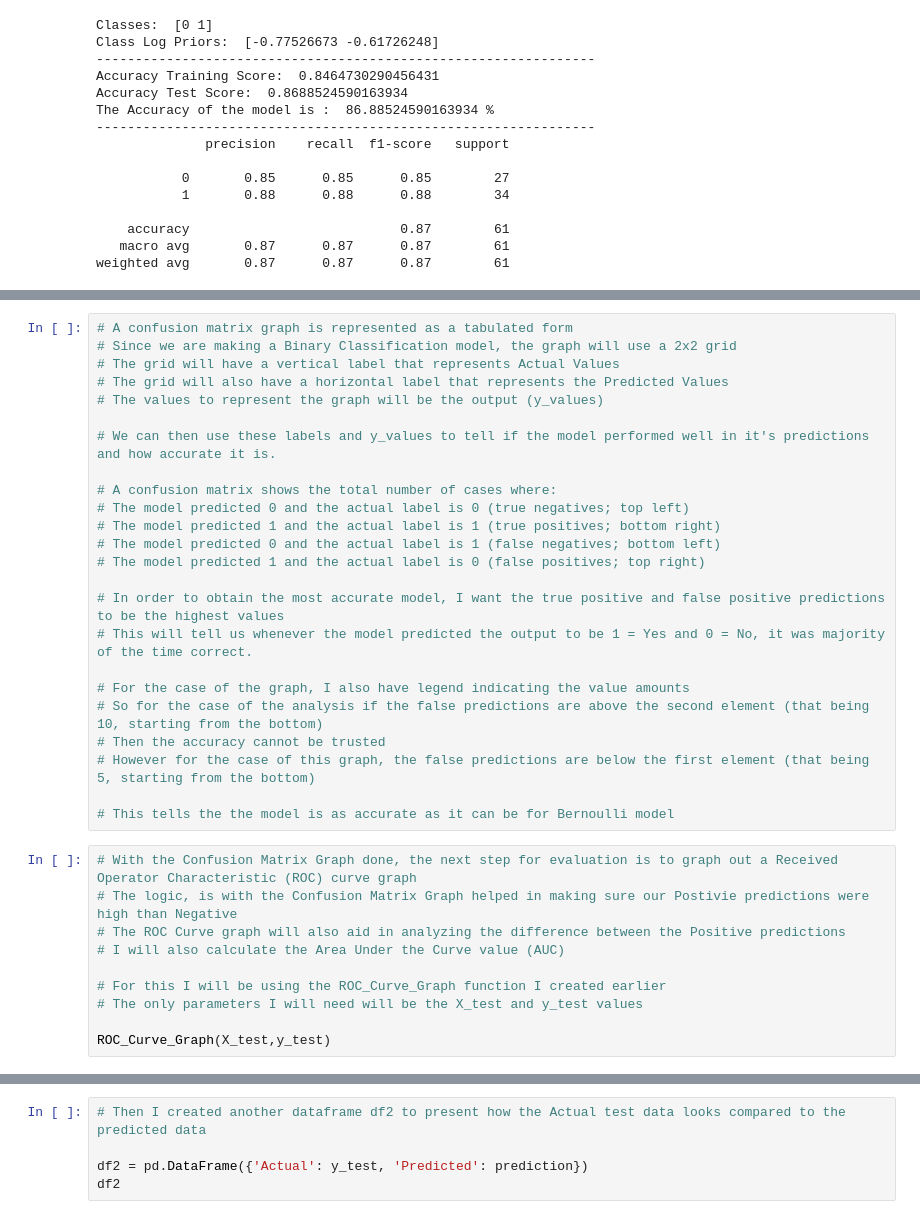
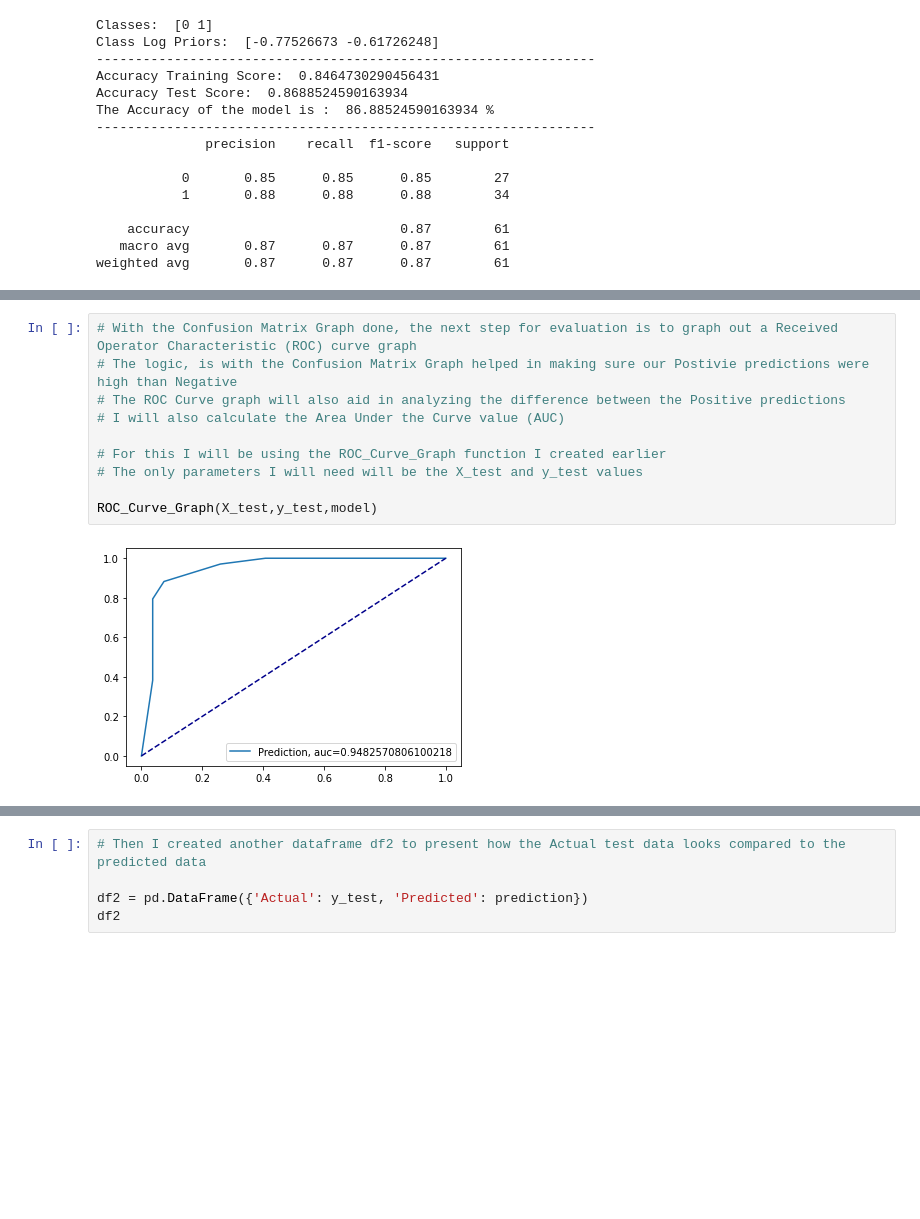
Before and after one commit to CleverJinn/DataScience, a Jupyter notebook: HeartAttack-Classification/Classification_HeartAttackPredictions.ipynb, the cells around one changed output, grey strips where cells are left out. Drawn from its saved outputs; the diff is of its cells as text; blank space fills up the shorter version.

```diff
--- a/HeartAttack-Classification/Classification_HeartAttackPredictions.ipynb
+++ b/HeartAttack-Classification/Classification_HeartAttackPredictions.ipynb
@@ -772,34 +881,12 @@ Confusion_Matrix_Graph(y_test,prediction)
-# %%
-# A confusion matrix graph is represented as a tabulated form
-# Since we are making a Binary Classification model, the graph will use a 2x2 grid
-# The grid will have a vertical label that represents Actual Values
-# The grid will also have a horizontal label that represents the Predicted Values
-# The values to represent the graph will be the output (y_values)
-
-# We can then use these labels and y_values to tell if the model performed well in it's predictions and how accurate it is.
-
-# A confusion matrix shows the total number of cases where:
-# The model predicted 0 and the actual label is 0 (true negatives; top left)
-# The model predicted 1 and the actual label is 1 (true positives; bottom right)
-# The model predicted 0 and the actual label is 1 (false negatives; bottom left)
-# The model predicted 1 and the actual label is 0 (false positives; top right)
-
-# In order to obtain the most accurate model, I want the true positive and false positive predictions to be the highest values
-# This will tell us whenever the model predicted the output to be 1 = Yes and 0 = No, it was majority of the time correct.
-
-# For the case of the graph, I also have legend indicating the value amounts
-# So for the case of the analysis if the false predictions are above the second element (that being 10, starting from the bottom)
-# Then the accuracy cannot be trusted
-# However for the case of this graph, the false predictions are below the first element (that being 5, starting from the bottom)
-
-# This tells the the model is as accurate as it can be for Bernoulli model
 # %%
 # With the Confusion Matrix Graph done, the next step for evaluation is to graph out a Received Operator Characteristic (ROC) curve graph
 # The logic, is with the Confusion Matrix Graph helped in making sure our Postivie predictions were high than Negative
 # The ROC Curve graph will also aid in analyzing the difference between the Positive predictions
 # I will also calculate the Area Under the Curve value (AUC)
 
 # For this I will be using the ROC_Curve_Graph function I created earlier
 # The only parameters I will need will be the X_test and y_test values
 
-ROC_Curve_Graph(X_test,y_test)
+ROC_Curve_Graph(X_test,y_test,model)
+# %% [output]
+[figure, added]
```
Also changed, not shown: parts of 147 cells of this notebook, 1 other file.
